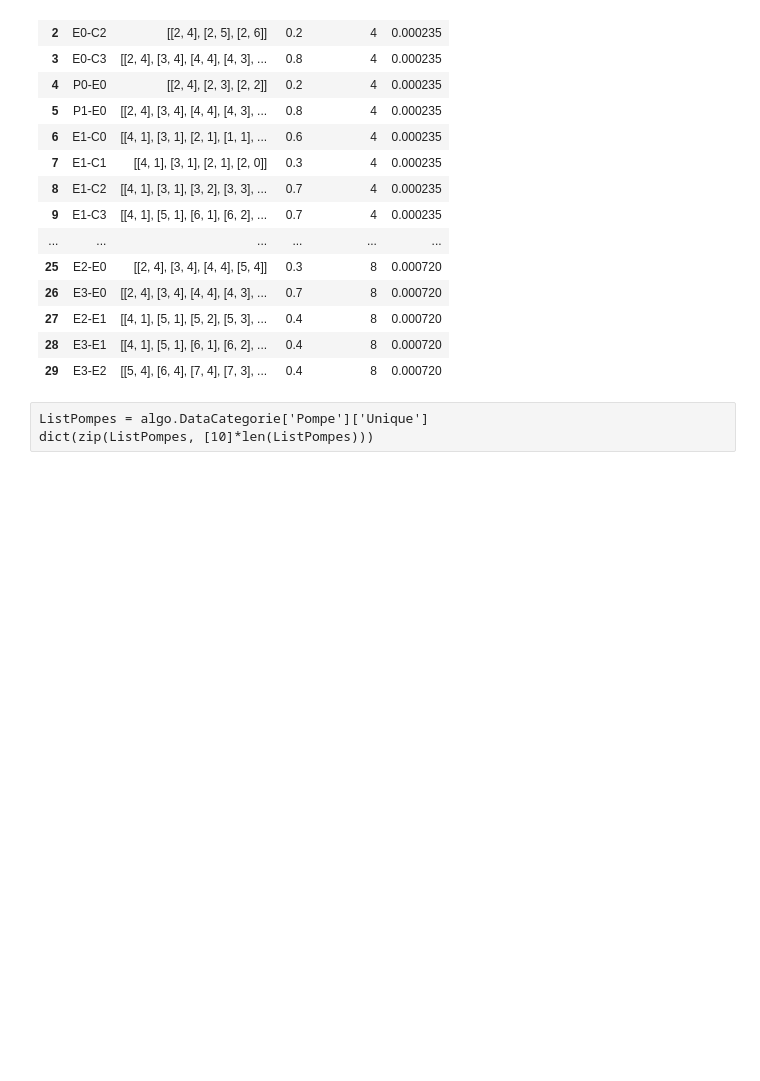
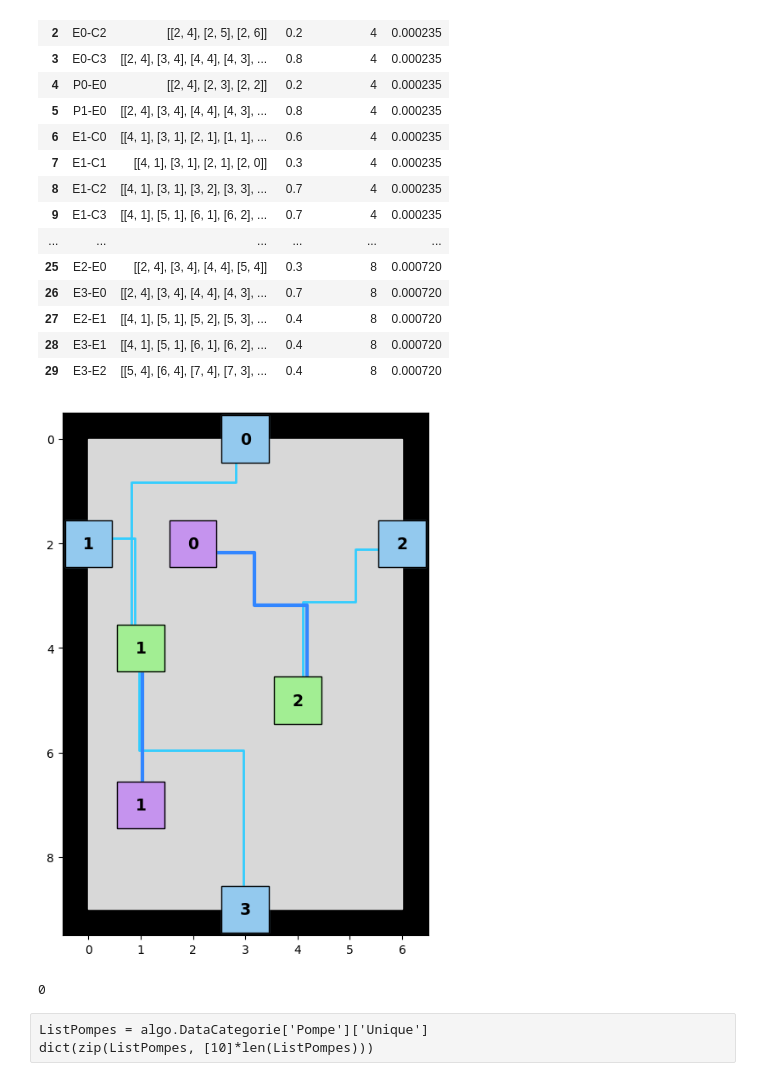
Before and after one commit to egos/valeo, a Jupyter notebook: New.ipynb, the cells around one changed output. Cells and saved outputs as stored; diff of their text form; code cells hidden in the pictures; blank space fills up the shorter version.

```diff
--- a/New.ipynb
+++ b/New.ipynb
@@ -871,7 +934,7 @@ dfline
 ## Init
 # %%
 file = {'SheetMapName' : 'map', 'uploaded_file' : "data.xlsx"}
-file = {'SheetMapName' : 'map', 'uploaded_file' : "input(1).xlsx"}
+file = {'SheetMapName' : 'map', 'uploaded_file' : "input(1).xlsx", 'DistFactor' : 0.1}
 algo = load_data_brut(file)
 algo.df = indiv_init(algo, 10)
 # %% [output]
@@ -899,3 +962,37 @@ algo.dfline
 | 27 | E2-E1 | [[4, 1], [5, 1], [5, 2], [5, 3], ... | 0.4 | 8 | 0.000720 |
 | 28 | E3-E1 | [[4, 1], [5, 1], [6, 1], [6, 2], ... | 0.4 | 8 | 0.000720 |
 | 29 | E3-E2 | [[5, 4], [6, 4], [7, 4], [7, 3], ... | 0.4 | 8 | 0.000720 |
+# %%
+df = indiv_init(algo, algo.pop)
+algo.df = df.drop_duplicates(subset='Name_txt')
+# %%
+df1 = algo.df.copy()
+df1 = df1.sort_values(['fitness']).reset_index(drop = True)
+# %%
+row = df1.loc[0]
+ElemsList = ['Clist','Elist','Plist']
+Elems = ['C','E','P']
+SelectSlot = []
+List_EtoC = row.List_EtoC
+List_PtoE = row.List_PtoE
+for n in range(3):
+    SelectSlot+= ['{}{}'.format(Elems[n],i) for i in row[ElemsList[n]]]
+SelectLine = row.Name
+if row.Option == 'Bus' :   SelectLine = row.BusName
+
+# fig = plot_(algo,dflineSelect, dfsSelect, str(row.name) + ' : ' + row.Name_txt + ' / '+ str(row.dist))
+# col[i].dataframe(row.drop(labels= Col_drop).astype('str'),  use_container_width  =True)
+fig = new_plot(algo, SelectLine, SelectSlot)
+# %% [output]
+[figure, added]
+# %%
+output = BytesIO()
+writer = pd.ExcelWriter(output, engine='xlsxwriter')
+row.to_excel(writer, sheet_name='Sheet1')
+worksheet = writer.sheets['Sheet1']
+imgdata = BytesIO()
+fig.savefig(imgdata, format='png')
+worksheet.insert_image(2,2, '', {'image_data': imgdata})
+writer.save()
+# %% [output]
+0
```
Also changed, not shown: parts of 5 cells of this notebook, 6 other files.
